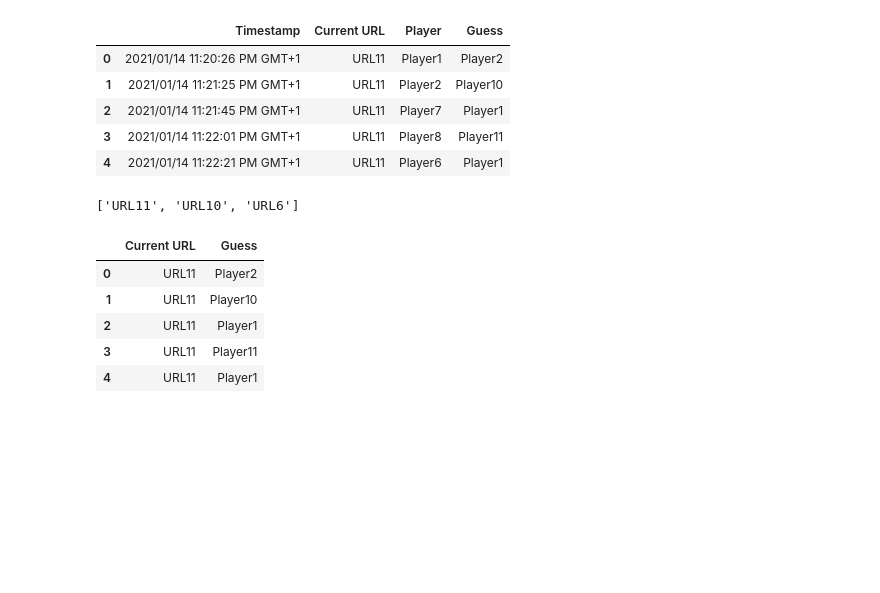
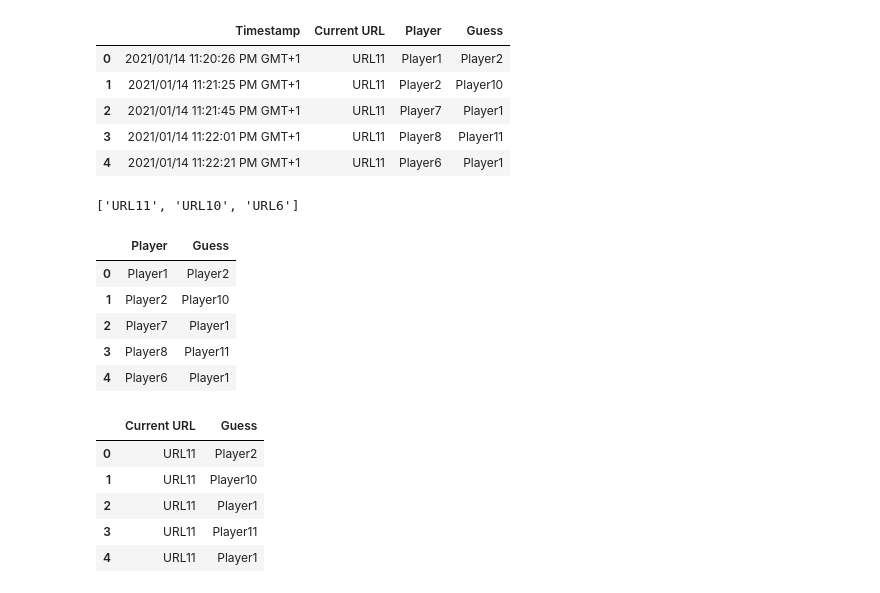
Before and after one commit to NLeSC/balconaz, a Jupyter notebook: notebooks/analysis.ipynb, the cells around one changed output. Drawn from its saved outputs; the diff is of its cells as text; code cells hidden in the pictures; blank space fills up the shorter version.

```diff
--- a/notebooks/analysis.ipynb
+++ b/notebooks/analysis.ipynb
@@ -43,6 +43,16 @@ players = df_raw['Player'].unique()
 guess = df_raw['Guess'].unique()
 # %% [output]
 ['URL11', 'URL10', 'URL6']
+# %%
+df_player_guess=df_raw.loc[:,['Player','Guess']]
+df_player_guess.head()
+# %% [output]
+|  | Player | Guess |
+| 0 | Player1 | Player2 |
+| 1 | Player2 | Player10 |
+| 2 | Player7 | Player1 |
+| 3 | Player8 | Player11 |
+| 4 | Player6 | Player1 |
 # %%
 # looking at the guesses per URL slice
 df_url_guess=df_raw.loc[:,['Current URL','Guess']] #only guesses per URL
```
Also changed, not shown: parts of 8 cells of this notebook.
